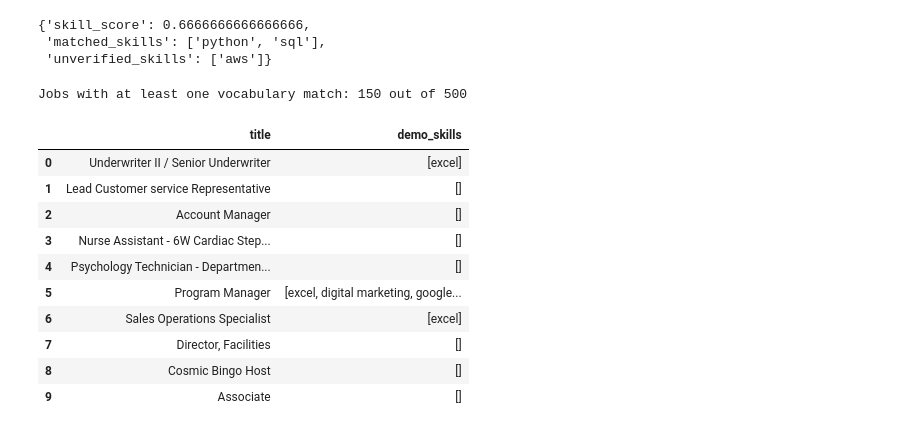
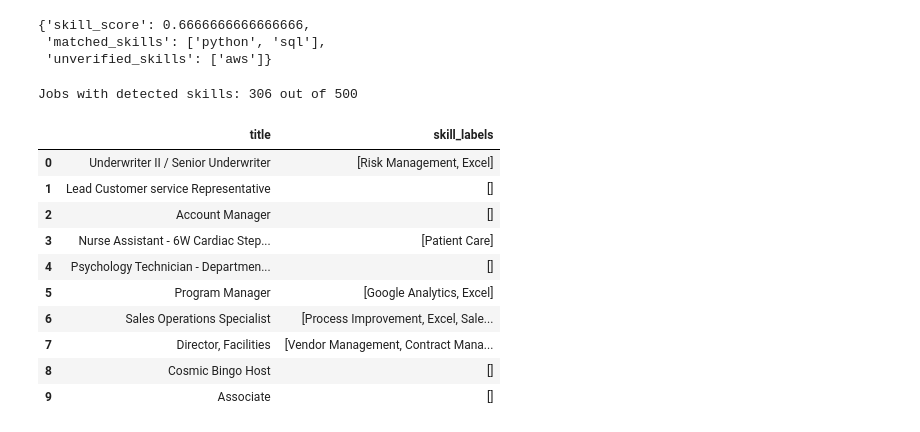
Before and after one commit to jessyyi/Py3onistas, a Jupyter notebook: notebooks/03_recommendation.ipynb, the cells around one changed output. Cells and saved outputs as stored; diff of their text form; code cells hidden in the pictures.

```diff
--- a/notebooks/03_recommendation.ipynb
+++ b/notebooks/03_recommendation.ipynb
@@ -2,7 +2,7 @@
 from pathlib import Path
 import pandas as pd
 
-sample_path = Path("../data/processed/sample_jobs.csv")
+sample_path = Path("../data/sample/sample_jobs.csv")
 jobs = pd.read_csv(sample_path, dtype={"job_id": str})
 
 print("Number of jobs:", len(jobs))
@@ -277,59 +277,30 @@ matching.skill_coverage(
  'matched_skills': ['python', 'sql'],
  'unverified_skills': ['aws']}
 # %%
-import re
+from src.feature_extraction import extract_skills
 
-# Temporary demo vocabulary, not a validated skill extractor.
-DEMO_SKILL_PATTERNS = {
-    "python": r"\bpython\b",
-    "sql": r"\bsql\b",
-    "excel": r"\b(?:microsoft\s+)?excel\b",
-    "data analysis": r"\bdata analysis\b",
-    "statistics": r"\bstatistics\b",
-    "aws": r"\baws\b|\bamazon web services\b",
-    "azure": r"\bazure\b",
-    "accounting": r"\baccounting\b",
-    "financial reporting": r"\bfinancial reporting\b",
-    "bookkeeping": r"\bbookkeeping\b",
-    "account reconciliation": r"\baccount reconciliations?\b",
-    "digital marketing": r"\bdigital marketing\b",
-    "seo": r"\bseo\b|\bsearch engine optimization\b",
-    "google analytics": r"\bgoogle analytics\b",
-    "content creation": r"\bcontent creation\b",
-    "social media": r"\bsocial media\b",
-}
-
-
-def extract_demo_skills(description):
-    """Find vocabulary mentions without interpreting requirements."""
-    return [
-        skill
-        for skill, pattern in DEMO_SKILL_PATTERNS.items()
-        if re.search(pattern, description, flags=re.IGNORECASE)
-    ]
-
-
-jobs["demo_skills"] = jobs["description"].apply(extract_demo_skills)
+jobs["description"] = jobs["description"].fillna("")
+jobs["skill_labels"] = jobs["description"].apply(extract_skills)
 
 print(
-    "Jobs with at least one vocabulary match:",
-    jobs["demo_skills"].map(bool).sum(),
+    "Jobs with detected skills:",
+    jobs["skill_labels"].map(bool).sum(),
     "out of",
     len(jobs),
 )
 
-jobs[["title", "demo_skills"]].head(10)
+jobs[["title", "skill_labels"]].head(10)
 # %% [output]
-Jobs with at least one vocabulary match: 150 out of 500
+Jobs with detected skills: 306 out of 500
-|  | title | demo_skills |
-| 0 | Underwriter II / Senior Underwriter | [excel] |
+|  | title | skill_labels |
+| 0 | Underwriter II / Senior Underwriter | [Risk Management, Excel] |
 | 1 | Lead Customer service Representative | [] |
 | 2 | Account Manager | [] |
-| 3 | Nurse Assistant - 6W Cardiac Step... | [] |
+| 3 | Nurse Assistant - 6W Cardiac Step... | [Patient Care] |
 | 4 | Psychology Technician - Departmen... | [] |
-| 5 | Program Manager | [excel, digital marketing, google... |
-| 6 | Sales Operations Specialist | [excel] |
-| 7 | Director, Facilities | [] |
+| 5 | Program Manager | [Google Analytics, Excel] |
+| 6 | Sales Operations Specialist | [Process Improvement, Excel, Sale... |
+| 7 | Director, Facilities | [Vendor Management, Contract Mana... |
 | 8 | Cosmic Bingo Host | [] |
 | 9 | Associate | [] |
 # %%
```
Also changed, not shown: parts of 13 cells of this notebook, 4 other files.
